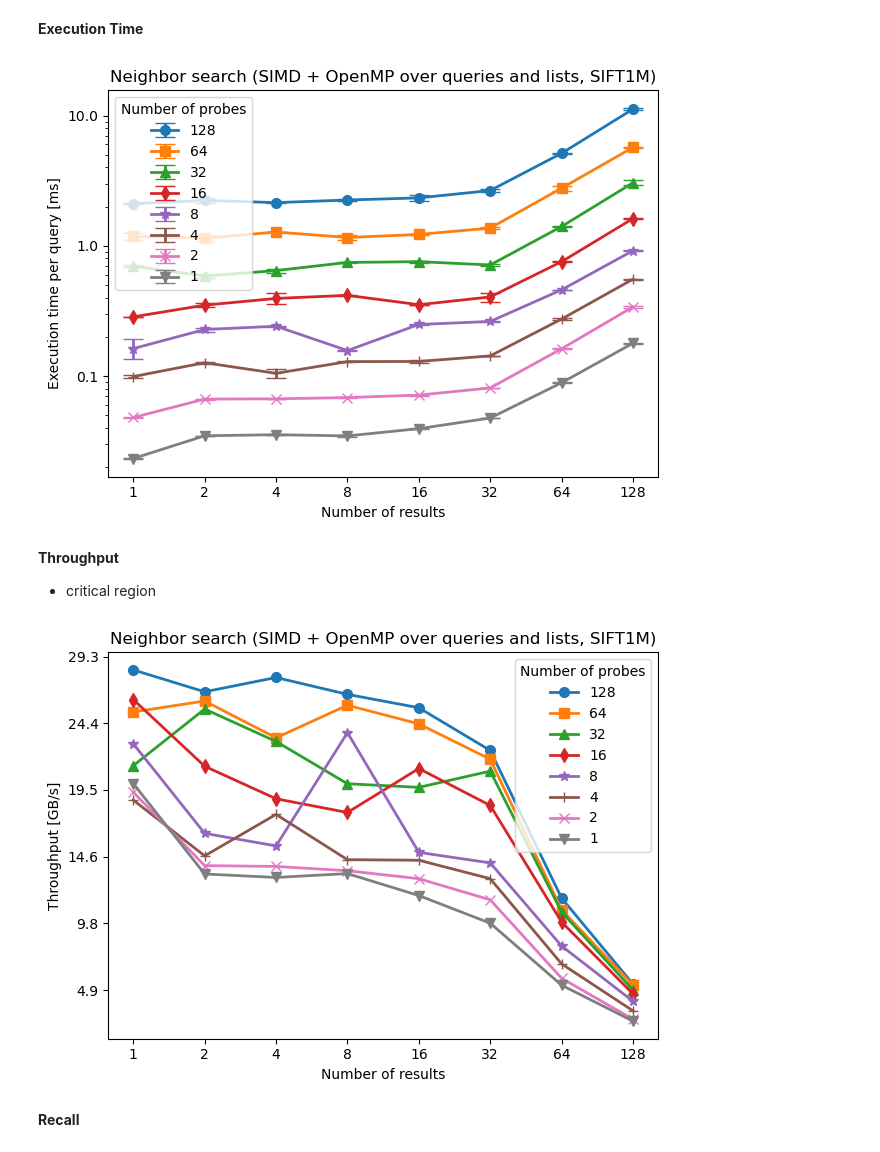
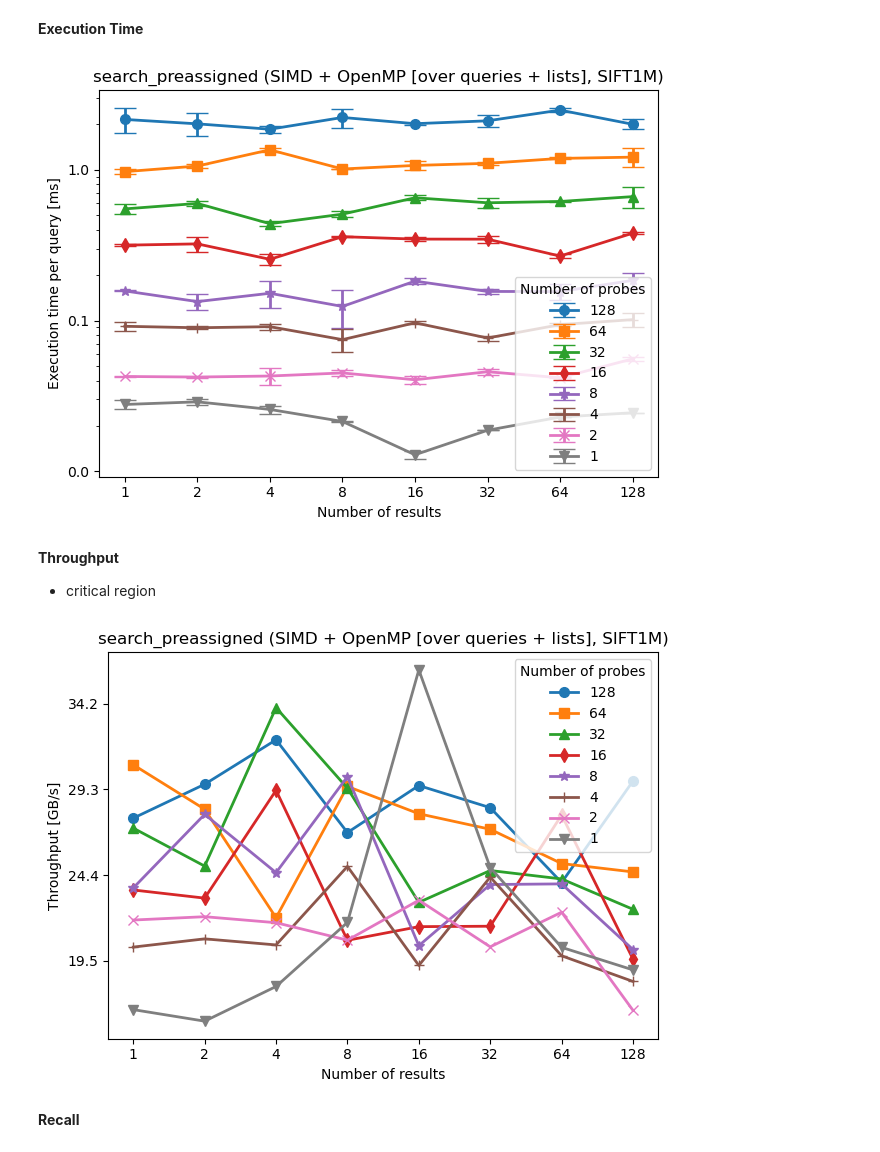
Before and after one commit to TimonFercho/ann-distributed-key-value-store, a Jupyter notebook: evaluation/index/index-evaluation.ipynb, the cells around one changed output. Cells and saved outputs as stored; diff of their text form; code cells hidden in the pictures.

Commit message:
feat(evaluation): parse results from benchmarking script + update plots

```diff
--- a/evaluation/index/index-evaluation.ipynb
+++ b/evaluation/index/index-evaluation.ipynb
@@ -127,28 +166,23 @@ def add_space_estimates(df):
 # %% [markdown]
 Plotting
 # %%
-def plot(df, y_col, ylabel, title, yerr_col=None, legend_loc='best', yformatter=ticker.ScalarFormatter(), yaxis_log=False, plot='n_probes'):
-    if plot == 'n_probes':
+def plot(df, y_col, ylabel, title, yerr_col=None, legend_loc='best', yformatter=ticker.ScalarFormatter(), yaxis_log=False, mode='n_probes'):
+    if mode == 'n_probes':
         x_col = 'n_probes'
         series_col = 'n_lists'
         x_label = 'Number of probes'
         legend_title = 'Number of lists'
-    elif plot == 'n_lists':
+    elif mode == 'n_lists':
         x_col = 'n_lists'
         series_col = 'n_probes'
         x_label = 'Number of lists'
         legend_title = 'Number of probes'
-    elif plot == 'max_n_threads':
+    elif mode == 'max_n_threads':
         x_col = 'max_n_threads'
-        series_col = 'n_probes'
+        series_col = 'O'
         x_label = 'Max number of threads'
-        legend_title = 'Number of probes'
-    elif plot == 'n_results':
-        x_col = 'n_results'
-        series_col = 'n_probes'
-        x_label = 'Number of results'
-        legend_title = 'Number of probes'
-    elif plot == 'n_results':
+        legend_title = 'Optimization level'
+    elif mode == 'n_results':
         x_col = 'n_results'
         series_col = 'n_probes'
         x_label = 'Number of results'
@@ -158,11 +192,12 @@ def plot(df, y_col, ylabel, title, yerr_col=None, legend_loc='best', yformatter=
     fig, ax = plt.subplots(tight_layout=True)
     ax.set_prop_cycle(marker_cycler)
     ax.set_title(title)
-    for n_lists in reversed(sorted(df[series_col].unique())):
+    sorted_uniques = sorted(df[series_col].unique())
+    for n_lists in reversed(sorted_uniques):
         params = {'markersize': 7, 'lw': 2, 'label': f'{n_lists}'}
         df_subset = df[df[series_col] == n_lists]
         if yerr_col:
-            params = {**params, 'capsize': 7, 'capthick': 1}
+            params = {**params, 'capsize': 8, 'capthick': 1}
             ax.errorbar(x=df_subset[x_col], y=df_subset[y_col], yerr=df_subset[yerr_col], **params)
         else:
             ax.plot(df_subset[x_col], df_subset[y_col], **params)
@@ -772,0 +737,5 @@ search_simd_omp_pmode2_varying_nresults_df
+# %%
+search_simd_omp_pmode2_varying_nresults_df = results_to_df(parse_xml('number of results', '[StorageIndex][search_preassigned][SIFT1M][benchmark][throughput] DIN=1 BUF=100000 MEN=1 MSI=32 O=3 PMO=2 NDI=128 NLI=1024 NPR=1,2,4,8,16,32,64,128 NRE=1,2,4,8,16,32,64,128 OMP=1 SIM=1 NTH=16.xml', format='throughput'))
+add_space_estimates(search_simd_omp_pmode2_varying_nresults_df)
+add_search_throughput(search_simd_omp_pmode2_varying_nresults_df)
+search_simd_omp_pmode2_varying_nresults_df
@@ -773,16 +756,16 @@ search_simd_omp_pmode2_varying_nresults_df
 # %% [markdown]
 **Execution Time**
 # %%
-plot(df=search_simd_omp_pmode2_varying_nresults_df, y_col='mean', yerr_col='std', title='preassign_query (SIMD + OpenMP [over queries + lists], SIFT1M)', ylabel='Execution time per query [ms]', yformatter=s_to_ms_formatter, plot='n_results', yaxis_log=True)
+plot(df=search_simd_omp_pmode2_varying_nresults_df, y_col='mean', yerr_col='std', title='search_preassigned (SIMD + OpenMP [over queries + lists], SIFT1M)', ylabel='Execution time per query [ms]', yformatter=s_to_ms_formatter, mode='n_results', yaxis_log=True)
 # %% [output]
-[figure, old version]
+[figure, new version]
 # %% [markdown]
 **Throughput**
 - critical region
 # %%
-plot(df=search_simd_omp_pmode2_varying_nresults_df, y_col='mb_per_s', title='preassign_query (SIMD + OpenMP [over queries + lists], SIFT1M)', ylabel='Throughput [GB/s]', yformatter=mb_to_gb_formatter, plot='n_results')
+plot(df=search_simd_omp_pmode2_varying_nresults_df, y_col='mb_per_s', title='search_preassigned (SIMD + OpenMP [over queries + lists], SIFT1M)', ylabel='Throughput [GB/s]', yformatter=mb_to_gb_formatter, mode='n_results')
 # %% [output]
-[figure, old version]
+[figure, new version]
 # %% [markdown]
 **Recall**
 # %%
```
Also changed, not shown: parts of 81 cells of this notebook.
